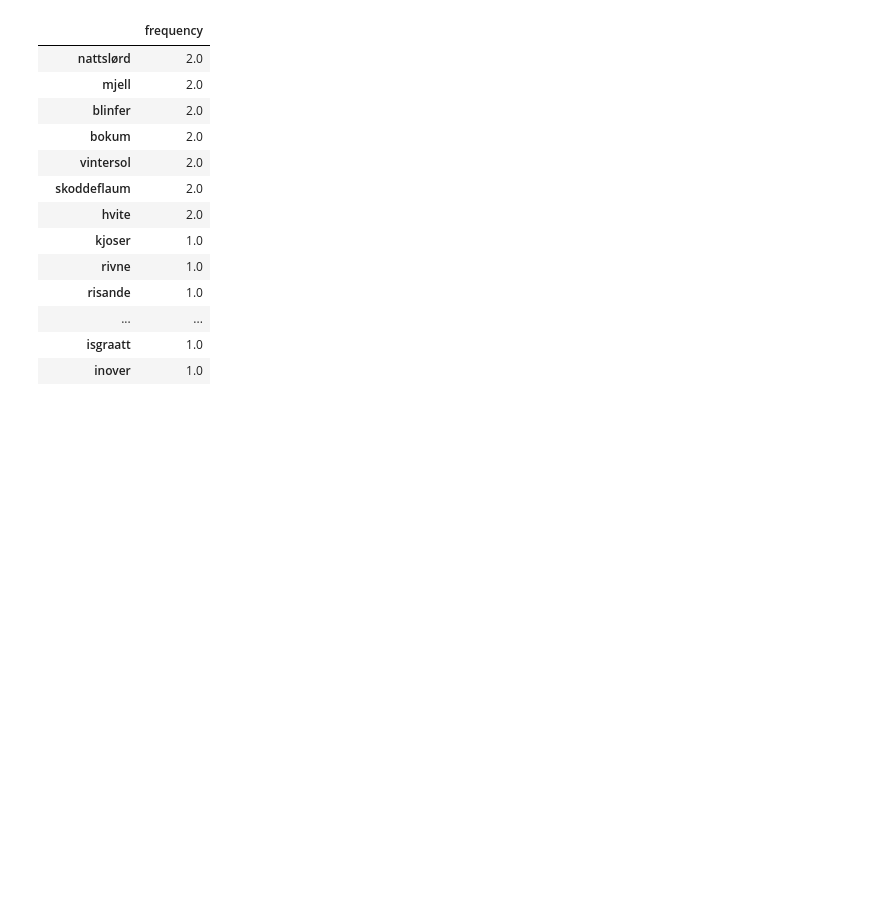
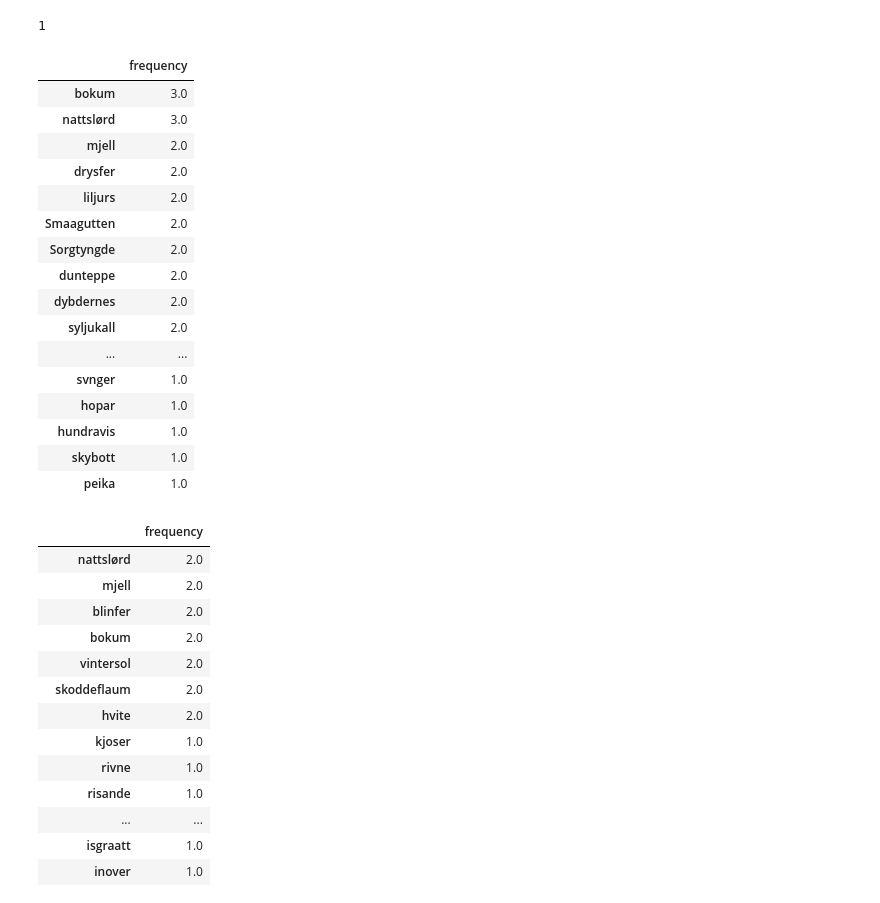
Before and after one commit to NationalLibraryOfNorway/NORN-poems, a Jupyter notebook: examples_corpus_tools.ipynb, the cells around one changed output. Saved outputs shown, nothing was run; the diff lists cells and outputs as text; code cells hidden in the pictures; blank space fills up the shorter version.

```diff
--- a/examples_corpus_tools.ipynb
+++ b/examples_corpus_tools.ipynb
@@ -55 +114,26 @@ tot
+# %%
+count_token("1851", poems)
+# %% [output]
+1
+# %%
+# Relativ konkordans for ordet "fjell"
+relative_collocation("fjell", poems, tot, window=25).head(30)
+# %% [output]
+|  | frequency |
+| bokum | 3.0 |
+| nattslørd | 3.0 |
+| mjell | 2.0 |
+| drysfer | 2.0 |
+| liljurs | 2.0 |
+| Smaagutten | 2.0 |
+| Sorgtyngde | 2.0 |
+| dunteppe | 2.0 |
+| dybdernes | 2.0 |
+| syljukall | 2.0 |
+| ... | ... |
+| svnger | 1.0 |
+| hopar | 1.0 |
+| hundravis | 1.0 |
+| skybott | 1.0 |
+| peika | 1.0 |
 # %%
```
Also changed, not shown: parts of 28 cells of this notebook, 1 other file.
